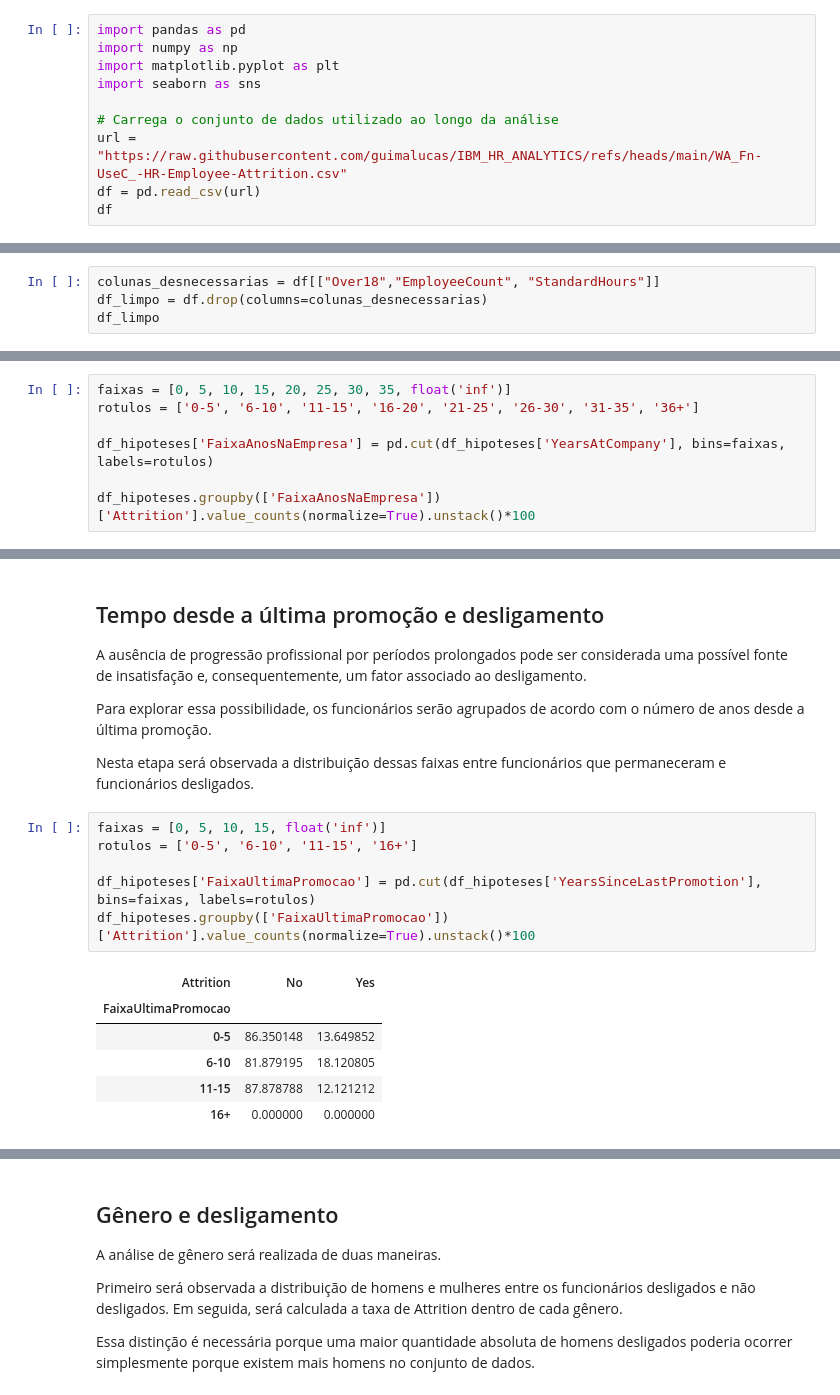
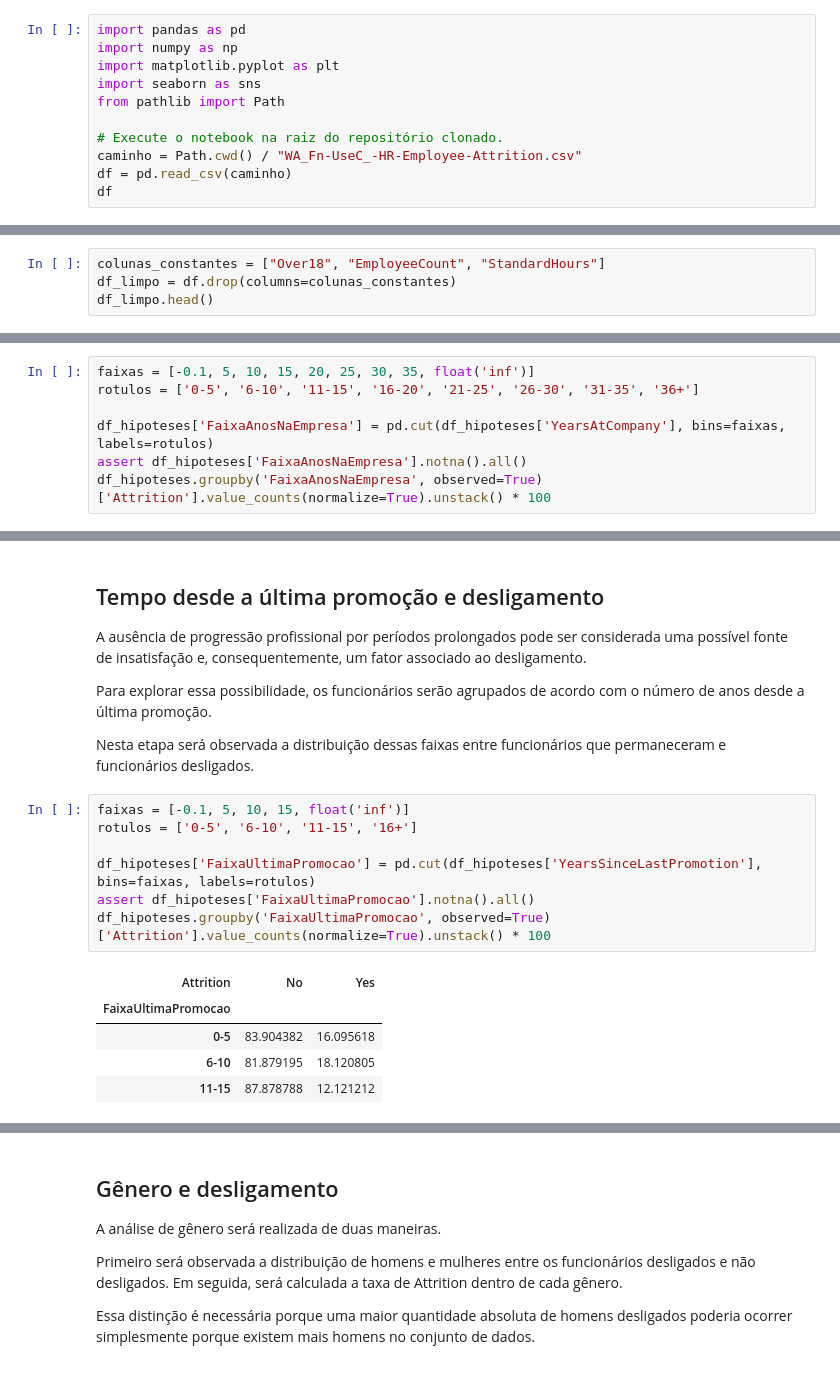
Before and after one commit to guimalucas/ibm-hr-analytics-attrition, a Jupyter notebook: IBM_HR_Analytics.ipynb, the cells around one changed output, grey strips where cells are left out. Drawn from its saved outputs; the diff is of its cells as text.

Commit message:
Corrige faixas e documenta limites da base ficcional

```diff
--- a/IBM_HR_Analytics.ipynb
+++ b/IBM_HR_Analytics.ipynb
@@ -17,10 +19,11 @@ import pandas as pd
 import numpy as np
 import matplotlib.pyplot as plt
 import seaborn as sns
+from pathlib import Path
 
-# Carrega o conjunto de dados utilizado ao longo da análise
-url = "https://raw.githubusercontent.com/guimalucas/IBM_HR_ANALYTICS/refs/heads/main/WA_Fn-UseC_-HR-Employee-Attrition.csv"
-df = pd.read_csv(url)
+# Execute o notebook na raiz do repositório clonado.
+caminho = Path.cwd() / "WA_Fn-UseC_-HR-Employee-Attrition.csv"
+df = pd.read_csv(caminho)
 df
 # %% [output]
 |  | Age | Attrition | BusinessTravel | DailyRate | Department | DistanceFromHome | Education | ... |
@@ -161,9 +162,9 @@ df.duplicated().sum()
 # %% [output]
 np.int64(0)
 # %%
-colunas_desnecessarias = df[["Over18","EmployeeCount", "StandardHours"]]
-df_limpo = df.drop(columns=colunas_desnecessarias)
-df_limpo
+colunas_constantes = ["Over18", "EmployeeCount", "StandardHours"]
+df_limpo = df.drop(columns=colunas_constantes)
+df_limpo.head()
 # %% [output]
 |  | Age | Attrition | BusinessTravel | DailyRate | Department | DistanceFromHome | Education | ... |
 | 0 | 41 | Yes | Travel_Rarely | 1102 | Sales | 1 | 2 | ... |
@@ -480,12 +466,12 @@ A hipótese exploratória é que funcionários com menor tempo de vínculo podem
 
 Os valores de `YearsAtCompany` serão agrupados em faixas para facilitar a comparação entre os funcionários que permaneceram e aqueles que deixaram a empresa.
 # %%
-faixas = [0, 5, 10, 15, 20, 25, 30, 35, float('inf')]
+faixas = [-0.1, 5, 10, 15, 20, 25, 30, 35, float('inf')]
 rotulos = ['0-5', '6-10', '11-15', '16-20', '21-25', '26-30', '31-35', '36+']
 
 df_hipoteses['FaixaAnosNaEmpresa'] = pd.cut(df_hipoteses['YearsAtCompany'], bins=faixas, labels=rotulos)
-
-df_hipoteses.groupby(['FaixaAnosNaEmpresa'])['Attrition'].value_counts(normalize=True).unstack()*100
+assert df_hipoteses['FaixaAnosNaEmpresa'].notna().all()
+df_hipoteses.groupby('FaixaAnosNaEmpresa', observed=True)['Attrition'].value_counts(normalize=True).unstack() * 100
 # %% [output]
 | Attrition | No | Yes |
 | FaixaAnosNaEmpresa |  |  |
@@ -523,18 +505,18 @@ Para explorar essa possibilidade, os funcionários serão agrupados de acordo co
 
 Nesta etapa será observada a distribuição dessas faixas entre funcionários que permaneceram e funcionários desligados.
 # %%
-faixas = [0, 5, 10, 15, float('inf')]
+faixas = [-0.1, 5, 10, 15, float('inf')]
 rotulos = ['0-5', '6-10', '11-15', '16+']
 
 df_hipoteses['FaixaUltimaPromocao'] = pd.cut(df_hipoteses['YearsSinceLastPromotion'], bins=faixas, labels=rotulos)
-df_hipoteses.groupby(['FaixaUltimaPromocao'])['Attrition'].value_counts(normalize=True).unstack()*100
+assert df_hipoteses['FaixaUltimaPromocao'].notna().all()
+df_hipoteses.groupby('FaixaUltimaPromocao', observed=True)['Attrition'].value_counts(normalize=True).unstack() * 100
 # %% [output]
 | Attrition | No | Yes |
 | FaixaUltimaPromocao |  |  |
-| 0-5 | 86.350148 | 13.649852 |
+| 0-5 | 83.904382 | 16.095618 |
 | 6-10 | 81.879195 | 18.120805 |
 | 11-15 | 87.878788 | 12.121212 |
-| 16+ | 0.000000 | 0.000000 |
 # %%
 df_hipoteses.groupby(['Attrition'])['FaixaUltimaPromocao'].value_counts(normalize=True).unstack()*100
 # %% [output]
```
Also changed, not shown: parts of 20 cells of this notebook, 2 other files.
